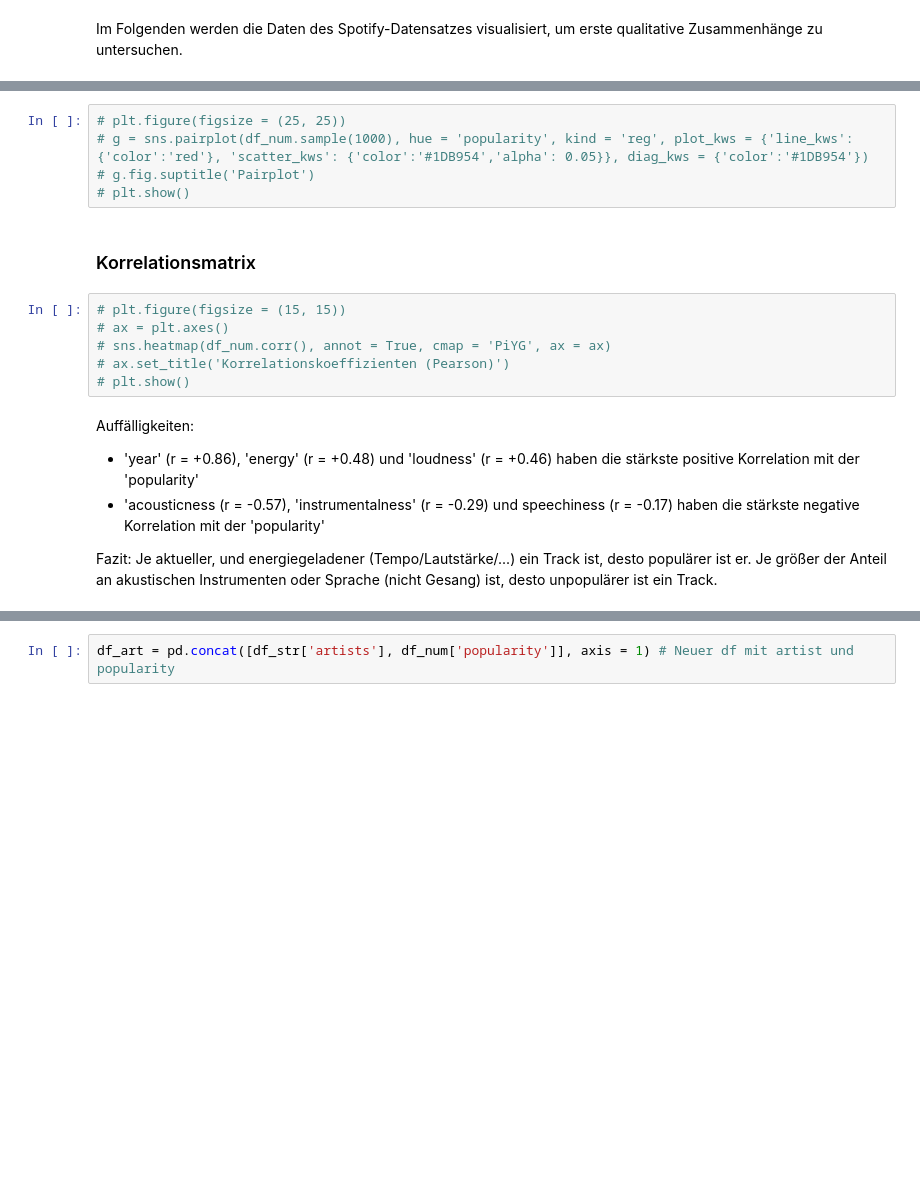
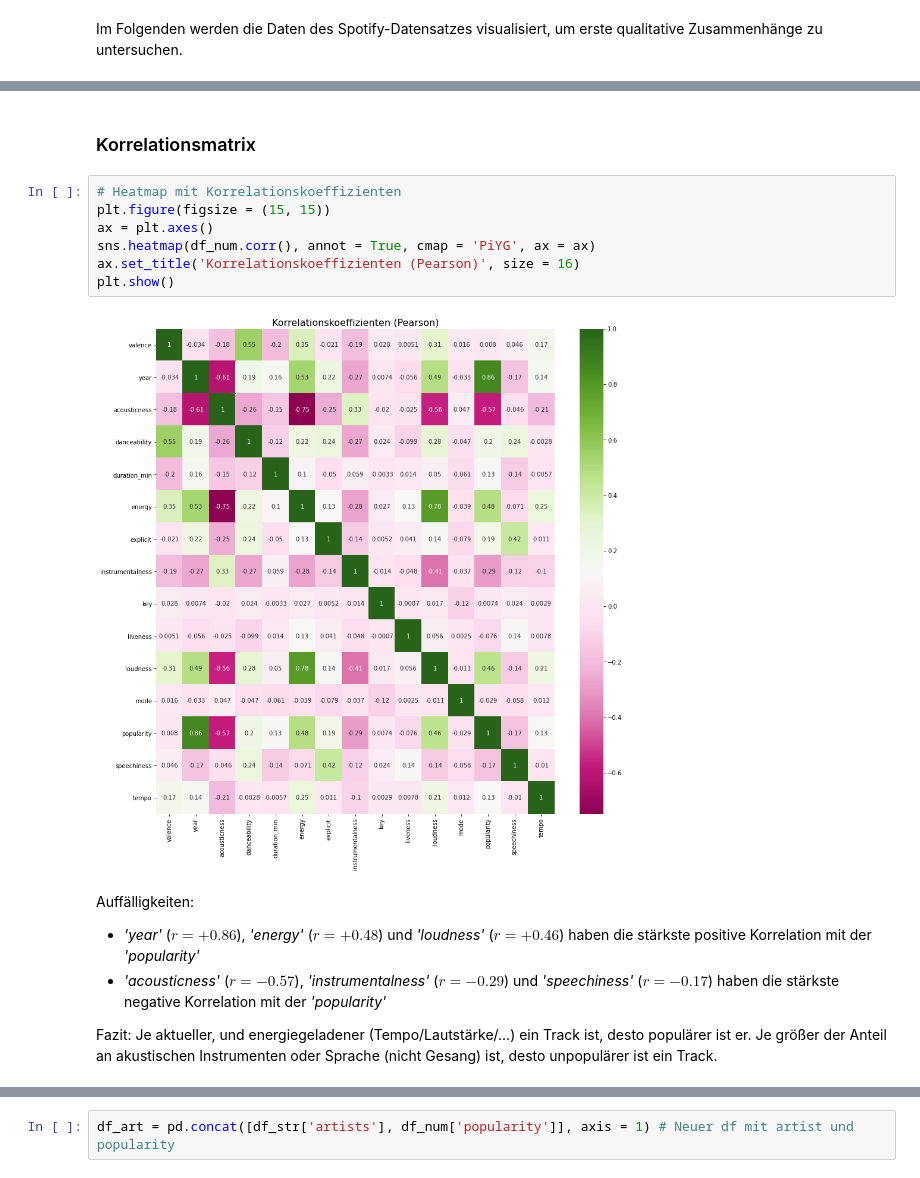
Before and after one commit to StarostVe/EMLP_Spotify, a Jupyter notebook: EMLP_Spotify.ipynb, the cells around one changed output, grey strips where cells are left out. Drawn from its saved outputs; the diff is of its cells as text; blank space fills up the shorter version.

```diff
--- a/EMLP_Spotify.ipynb
+++ b/EMLP_Spotify.ipynb
@@ -234,19 +239,17 @@ Auffälligkeiten:
-# %%
-# plt.figure(figsize = (25, 25))
-# g = sns.pairplot(df_num.sample(1000), hue = 'popularity', kind = 'reg', plot_kws = {'line_kws':{'color':'red'}, 'scatter_kws': {'color':'#1DB954','alpha': 0.05}}, diag_kws = {'color':'#1DB954'})
-# g.fig.suptitle('Pairplot')
-# plt.show()
 # %% [markdown]
 ### Korrelationsmatrix
 # %%
-# plt.figure(figsize = (15, 15))
-# ax = plt.axes()
-# sns.heatmap(df_num.corr(), annot = True, cmap = 'PiYG', ax = ax)
-# ax.set_title('Korrelationskoeffizienten (Pearson)')
-# plt.show()
+# Heatmap mit Korrelationskoeffizienten
+plt.figure(figsize = (15, 15))
+ax = plt.axes()
+sns.heatmap(df_num.corr(), annot = True, cmap = 'PiYG', ax = ax)
+ax.set_title('Korrelationskoeffizienten (Pearson)', size = 16)
+plt.show()
+# %% [output]
+[figure, added]
 # %% [markdown]
 Auffälligkeiten:
-- 'year' (r = +0.86), 'energy' (r = +0.48) und 'loudness' (r = +0.46) haben die stärkste positive Korrelation mit der 'popularity'
-- 'acousticness (r = -0.57), 'instrumentalness' (r = -0.29) und speechiness (r = -0.17) haben die stärkste negative Korrelation mit der 'popularity'
+- *'year'* ($r = +0.86$), *'energy'* ($r = +0.48$) und *'loudness'* ($r = +0.46$) haben die stärkste positive Korrelation mit der *'popularity'*
+- *'acousticness'* ($r = -0.57$), *'instrumentalness'* ($r = -0.29$) und *'speechiness'* ($r = -0.17$) haben die stärkste negative Korrelation mit der *'popularity'*
 
 Fazit: Je aktueller, und energiegeladener (Tempo/Lautstärke/...) ein Track ist, desto populärer ist er. Je größer der Anteil an akustischen Instrumenten oder Sprache (nicht Gesang) ist, desto unpopulärer ist ein Track.
```
Also changed, not shown: parts of 81 cells of this notebook, 3 other files.
